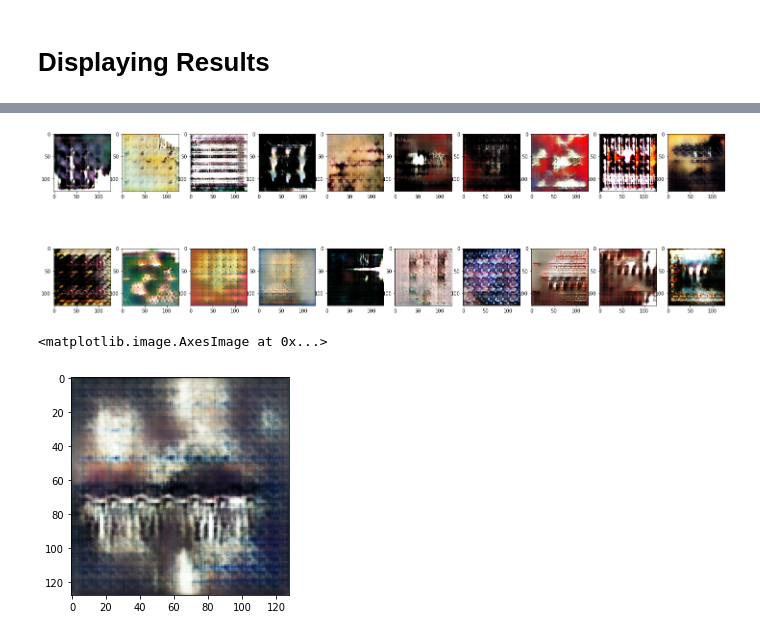
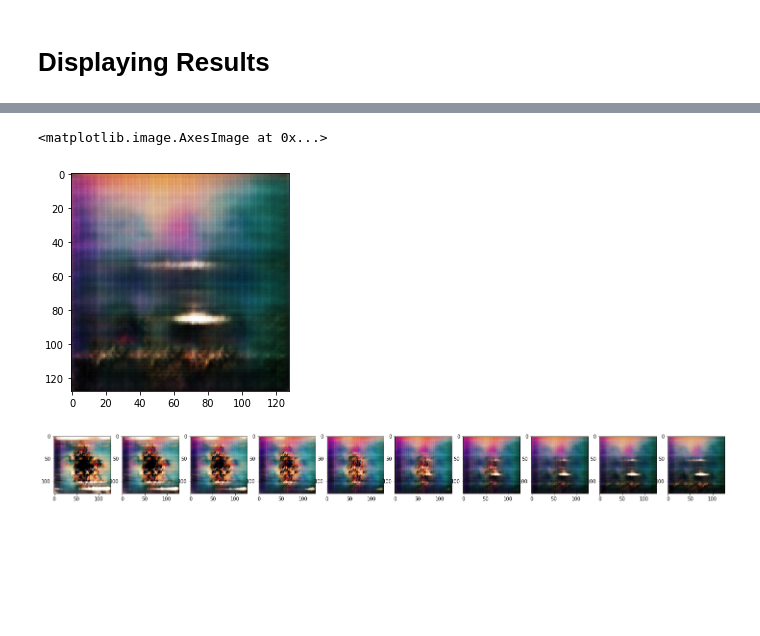
Before and after one commit to alexlin51/GANs-Album-Covers, a Jupyter notebook: Album_Cover_Fun.ipynb, the cells around one changed output, grey strips where cells are left out. Drawn from its saved outputs; the diff is of its cells as text; code cells hidden in the pictures; blank space fills up the shorter version.

```diff
--- a/Album_Cover_Fun.ipynb
+++ b/Album_Cover_Fun.ipynb
@@ -431,2 +446,17 @@ save()
 # %% [markdown]
 # Displaying Results
+# %%
+def sampleData():
+  lister = []
+  for i in range(16):
+    lister.append(view_G())
+  return lister
+
+sample = sampleData()
+fig=plt.figure(figsize=(16,16))
+columns = 4
+rows = 4
+for i in tqdm(range(1, columns*rows +1), desc="Drawing Generated Images"):
+    fig.add_subplot(rows, columns, i)
+    plt.imshow(sample[i-1])
+plt.show()
@@ -432,0 +484,12 @@ save()
+# %%
+def give_D():
+  with torch.no_grad():
+    test_z = torch.randn(BATCH_SIZE,d_dim)
+    dimlist = np.array(test_z)
+    test_z = test_z.to(device)
+    generate = G(test_z)
+    return dimlist, (Data2Img(generate)[0] + 1) / 2
+
+# Find Cool Start Point
+start, pic1 = give_D()
+plt.imshow(pic1)
@@ -433,15 +499,22 @@ save()
+# %%
+end, pic2 = give_D()
+plt.imshow(pic2)
+# %% [output]
+<matplotlib.image.AxesImage at 0x...>
+[figure, added]
 # %%
-fig=plt.figure(figsize=(25,8))
+pics = 10
+lambda_step = 1 / pics
+
+walker = showWalk(start, end, lambda_step)
+
+# display data
+fig=plt.figure(figsize=(25,4))
 columns = 10
-rows = 2
+rows = 1
 for i in tqdm(range(1, columns*rows +1), desc="Drawing Generated Images"):
-    fig.add_subplot(rows, columns, i)
-    plt.imshow(generated[i-1].cpu())
+  fig.add_subplot(rows, columns, i)
+  plt.imshow(walker[i-1].cpu())
 plt.show()
 # %% [output]
-[figure, old version]
+[figure, new version]
-# %%
-plt.imshow(view_G())
-# %% [output]
-<matplotlib.image.AxesImage at 0x...>
-[figure, removed]
```
Also changed, not shown: parts of 19 cells of this notebook.
